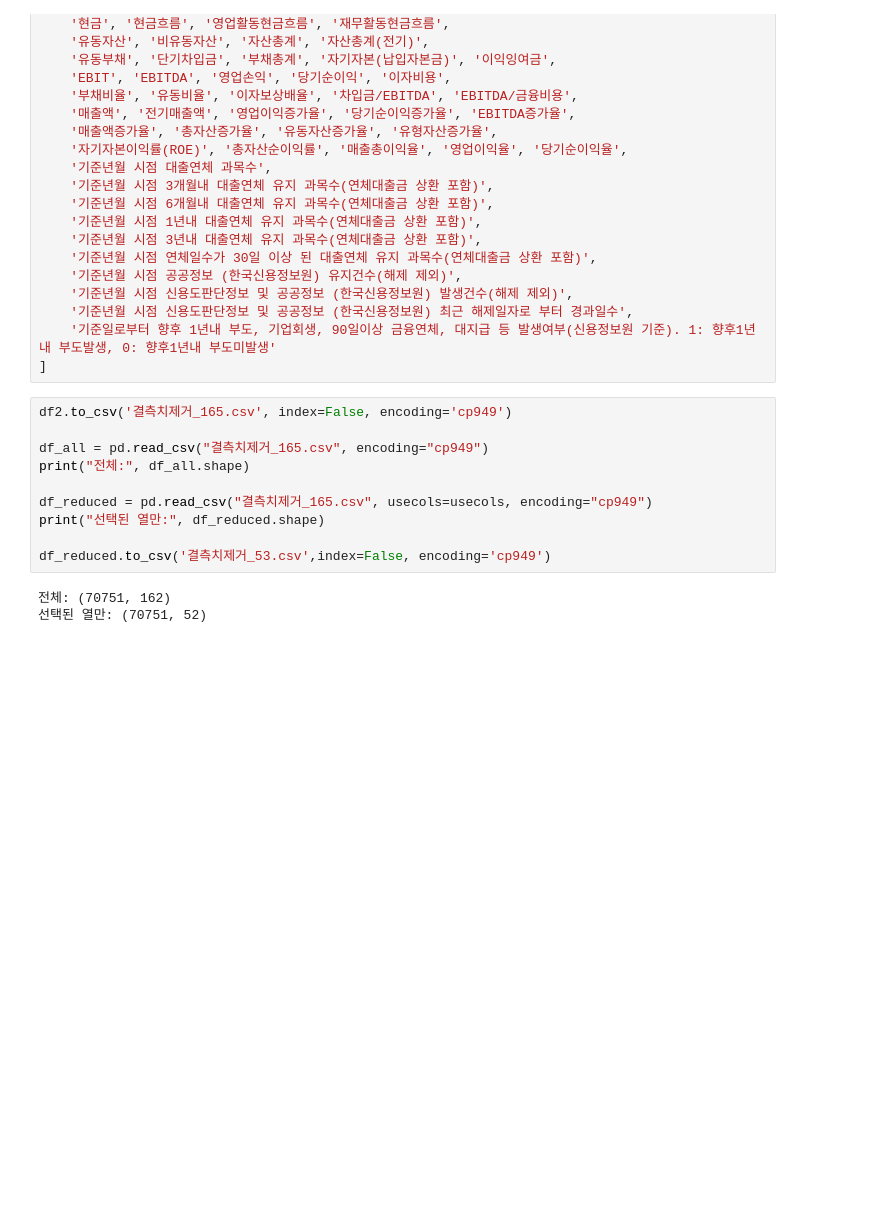
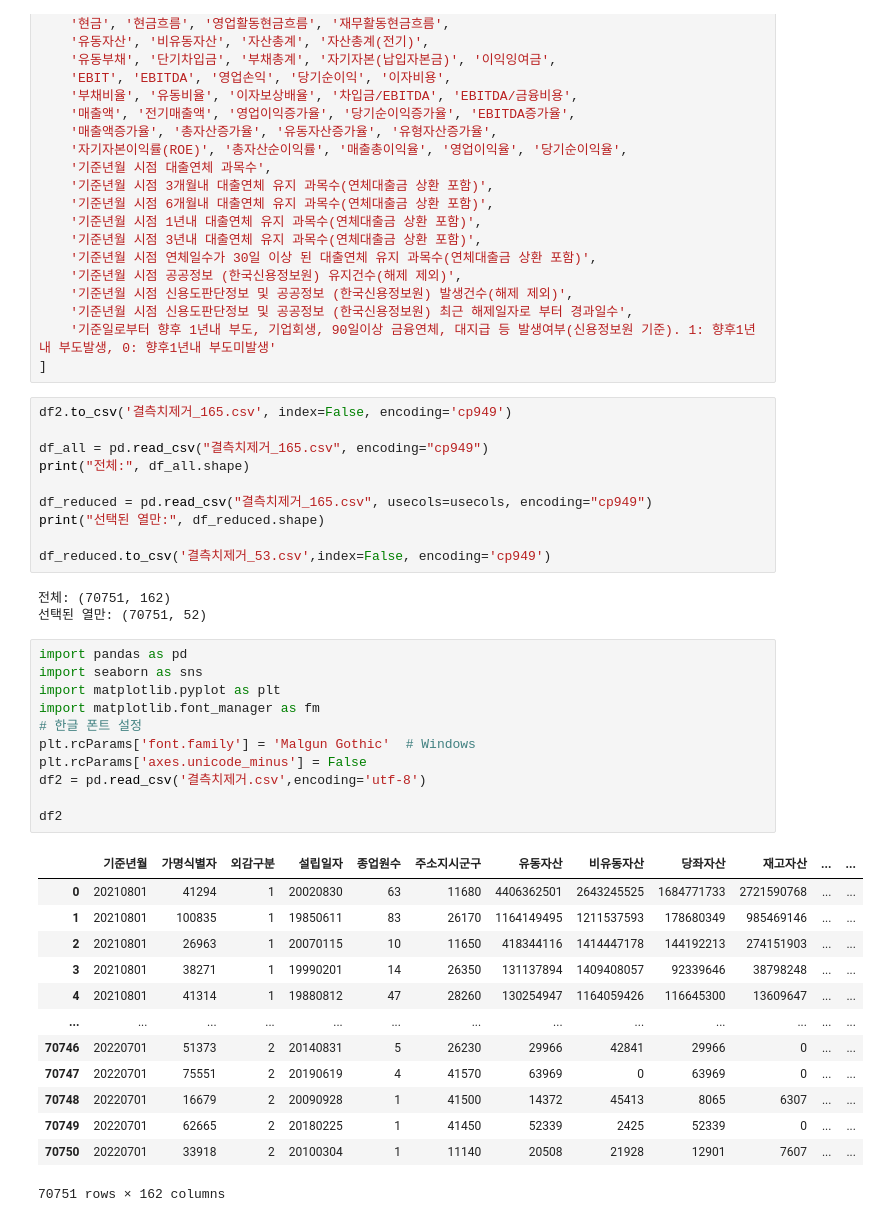
Before and after one commit to Sia-Le-Blanc/Project_Keroro, a Jupyter notebook: 염기진/결측치처리.ipynb, the cells around one changed output. Saved outputs shown, nothing was run; the diff lists cells and outputs as text; blank space fills up the shorter version.

```diff
--- a/염기진/결측치처리.ipynb
+++ b/염기진/결측치처리.ipynb
@@ -326,3 +326,28 @@ df_reduced.to_csv('결측치제거_53.csv',index=False, encoding='cp949')
 # %% [output]
 전체: (70751, 162)
 선택된 열만: (70751, 52)
+# %%
+import pandas as pd
+import seaborn as sns
+import matplotlib.pyplot as plt
+import matplotlib.font_manager as fm
+# 한글 폰트 설정
+plt.rcParams['font.family'] = 'Malgun Gothic'  # Windows
+plt.rcParams['axes.unicode_minus'] = False
+df2 = pd.read_csv('결측치제거.csv',encoding='utf-8')
+
+df2
+# %% [output]
+|  | 기준년월 | 가명식별자 | 외감구분 | 설립일자 | 종업원수 | 주소지시군구 | 유동자산 | 비유동자산 | 당좌자산 | 재고자산 | ... | ... |
+| 0 | 20210801 | 41294 | 1 | 20020830 | 63 | 11680 | 4406362501 | 2643245525 | 1684771733 | 2721590768 | ... | ... |
+| 1 | 20210801 | 100835 | 1 | 19850611 | 83 | 26170 | 1164149495 | 1211537593 | 178680349 | 985469146 | ... | ... |
+| 2 | 20210801 | 26963 | 1 | 20070115 | 10 | 11650 | 418344116 | 1414447178 | 144192213 | 274151903 | ... | ... |
+| 3 | 20210801 | 38271 | 1 | 19990201 | 14 | 26350 | 131137894 | 1409408057 | 92339646 | 38798248 | ... | ... |
+| 4 | 20210801 | 41314 | 1 | 19880812 | 47 | 28260 | 130254947 | 1164059426 | 116645300 | 13609647 | ... | ... |
+| ... | ... | ... | ... | ... | ... | ... | ... | ... | ... | ... | ... | ... |
+| 70746 | 20220701 | 51373 | 2 | 20140831 | 5 | 26230 | 29966 | 42841 | 29966 | 0 | ... | ... |
+| 70747 | 20220701 | 75551 | 2 | 20190619 | 4 | 41570 | 63969 | 0 | 63969 | 0 | ... | ... |
+| 70748 | 20220701 | 16679 | 2 | 20090928 | 1 | 41500 | 14372 | 45413 | 8065 | 6307 | ... | ... |
+| 70749 | 20220701 | 62665 | 2 | 20180225 | 1 | 41450 | 52339 | 2425 | 52339 | 0 | ... | ... |
+| 70750 | 20220701 | 33918 | 2 | 20100304 | 1 | 11140 | 20508 | 21928 | 12901 | 7607 | ... | ... |
+70751 rows × 162 columns
```
Also changed, not shown: 15 other files.
